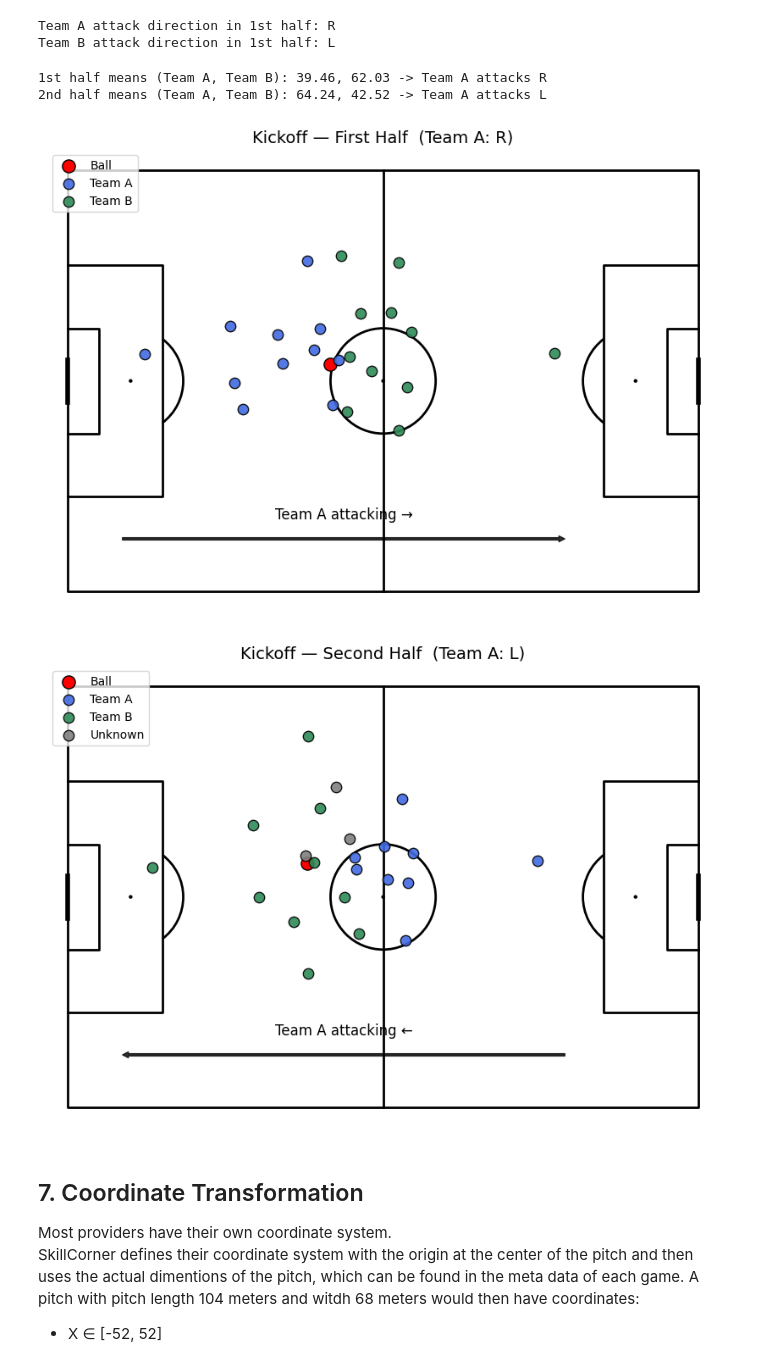
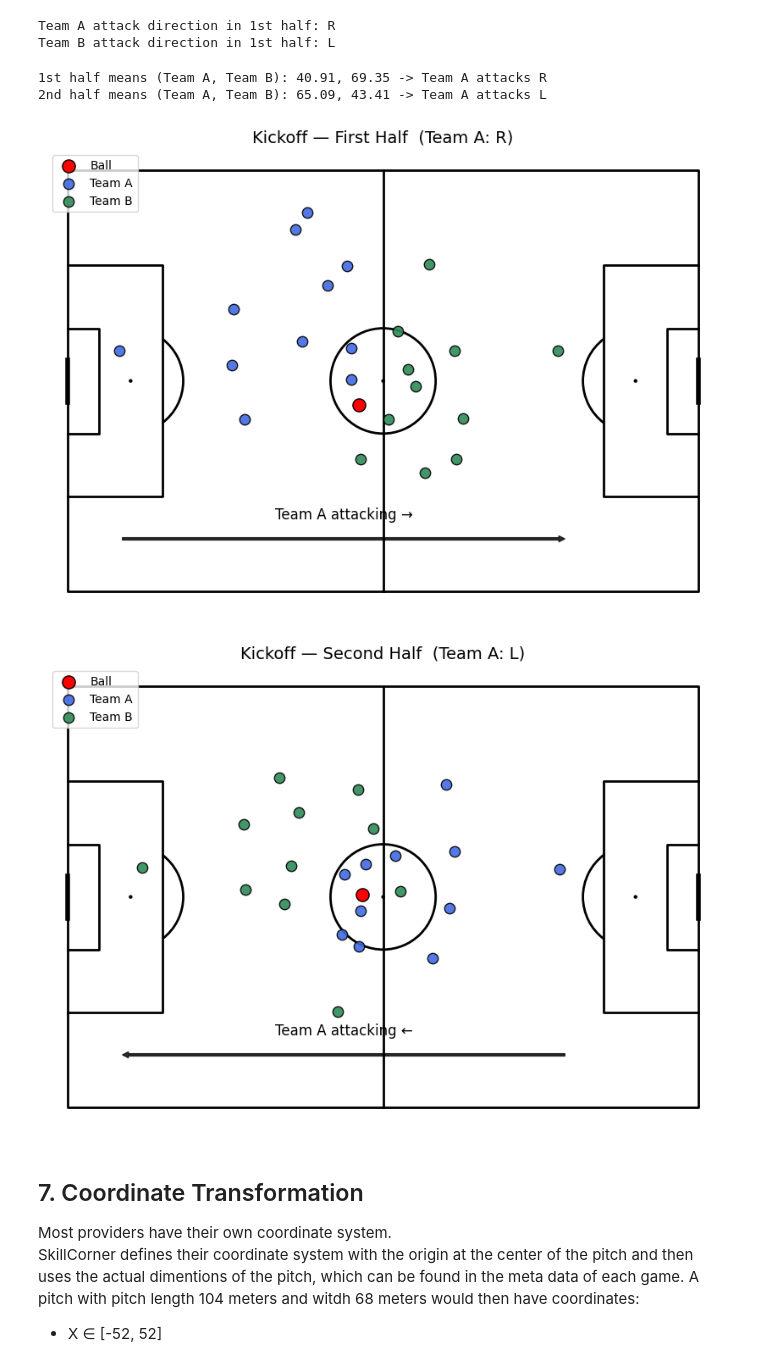
Before and after one commit to MartimRego/pass-decisions, a Jupyter notebook: Module_1/tracking_basics.ipynb, the cells around one changed output. Cells and saved outputs as stored; diff of their text form; code cells hidden in the pictures.

```diff
--- a/Module_1/tracking_basics.ipynb
+++ b/Module_1/tracking_basics.ipynb
@@ -121,8 +183,19 @@ print(len(temp), len(temp.drop_duplicates()))
 # %%
-# Simple approach: just get the list of parquet files for batch processing
-import gc
+# Get list of parquet files for processing
+parquet_files = sorted(list(TRACKING_DIR_PARQUET.glob("*.parquet")))
+print(f"✅ Found {len(parquet_files)} parquet files to process")
+print(f"   These will be loaded on-demand in batches to save RAM")
 
-parquet_files = list(TRACKING_DIR_PARQUET.glob("*.parquet"))
-print(f"Found {len(parquet_files)} parquet files to process")
-print("Will process in batches to avoid memory issues")
+# Helper function to load one match with Polars
+def load_match_polars(match_id: int) -> pl.DataFrame:
+    """Load a single match using Polars for memory efficiency."""
+    file_path = TRACKING_DIR_PARQUET / f"{match_id}.parquet"
+    if not file_path.exists():
+        raise FileNotFoundError(f"No parquet for match {match_id}")
+    return pl.read_parquet(file_path)
+
+# Helper function to load one match and convert to pandas
+def load_match_pandas(match_id: int) -> pd.DataFrame:
+    """Load a single match and convert to pandas for compatibility."""
+    return load_match_polars(match_id).to_pandas()
 # %% [output]
@@ -417,9 +514,9 @@ We’ll add a column `"attack_direction"` in the full dataset:
 - `"R"` = attacking right
 - `"L"` = attacking left
 # %%
-# Example for one match
-match_id = tracking["match_id"].iloc[1]
-match_data = tracking[tracking["match_id"] == match_id]
+# Example for one match - load it fresh
+example_match_id = df_matches.loc[1, 'id'] if len(df_matches) > 1 else df_matches.loc[0, 'id']
+match_data = load_match_pandas(example_match_id)
 
 # kickoff frame 1st half
 kickoff1 = match_data[(match_data["period"] == 1) &
@@ -555,40 +652,40 @@ def plot_kickoff_with_attack(kickoff_df_rescaled, attack_dir, title):
     plt.show()
 
 # ----------------------------
 # Apply to one match
 # ----------------------------
 
-# pick a match
-match_id = tracking["match_id"].iloc[1]
-match_data = tracking[tracking["match_id"] == match_id].copy()
+# Load a fresh match for this example
+demo_match_id = df_matches.loc[1, 'id'] if len(df_matches) > 1 else df_matches.loc[0, 'id']
+match_data = load_match_pandas(demo_match_id)
 
 # get kickoff frames
 kickoff1 = get_kickoff_frame(match_data, period=1)
 kickoff2 = get_kickoff_frame(match_data, period=2)
 
 # define Team A/B once from 1st-half kickoff (native coords)
 team_a_ids, team_b_ids = derive_team_rosters_from_kickoff(kickoff1)
 
 # tag teams in both kickoffs, then rescale
 kickoff1 = assign_teams(kickoff1, team_a_ids, team_b_ids)
 kickoff2 = assign_teams(kickoff2, team_a_ids, team_b_ids)
 kickoff1_res = rescale_to_pitch(kickoff1)
 kickoff2_res = rescale_to_pitch(kickoff2)
 
 # infer Team A attack direction per half (robust: compare mean x of Team A vs Team B)
 dir_p1, mA1, mB1 = attack_dir_from_kickoff(kickoff1_res, "Team A")
 dir_p2, mA2, mB2 = attack_dir_from_kickoff(kickoff2_res, "Team A")
 print(f"1st half means (Team A, Team B): {mA1:.2f}, {mB1:.2f} -> Team A attacks {dir_p1}")
 print(f"2nd half means (Team A, Team B): {mA2:.2f}, {mB2:.2f} -> Team A attacks {dir_p2}")
 
 # visualize
 plot_kickoff_with_attack(kickoff1_res, dir_p1, "Kickoff — First Half")
 plot_kickoff_with_attack(kickoff2_res, dir_p2, "Kickoff — Second Half")
 # %% [output]
-1st half means (Team A, Team B): 39.46, 62.03 -> Team A attacks R
-2nd half means (Team A, Team B): 64.24, 42.52 -> Team A attacks L
+1st half means (Team A, Team B): 40.91, 69.35 -> Team A attacks R
+2nd half means (Team A, Team B): 65.09, 43.41 -> Team A attacks L
-[figure, old version]
+[figure, new version]
-[figure, old version]
+[figure, new version]
 # %% [markdown]
 ## 7. Coordinate Transformation
 
```
Also changed, not shown: parts of 24 cells of this notebook, 1 other file.
